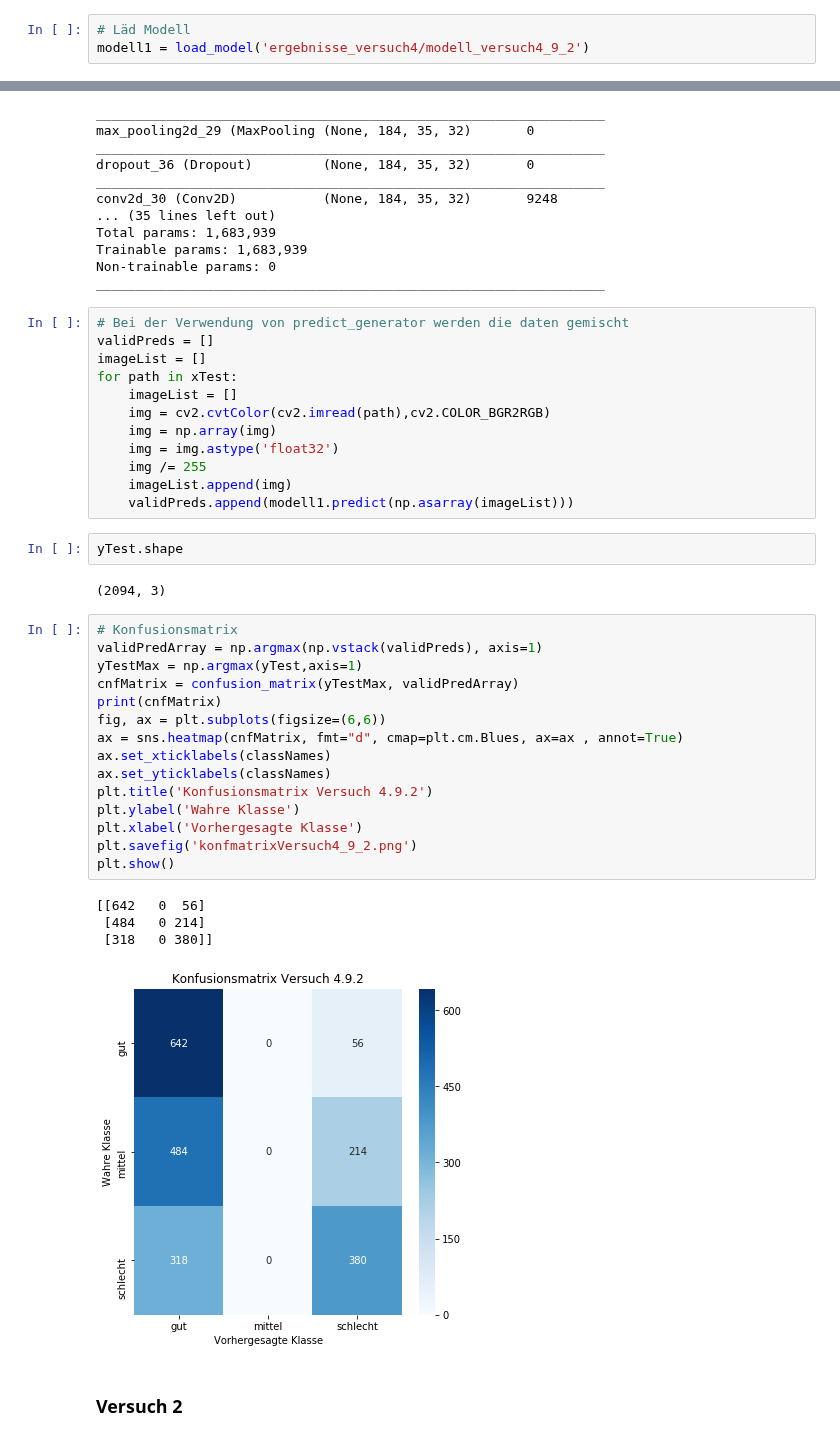
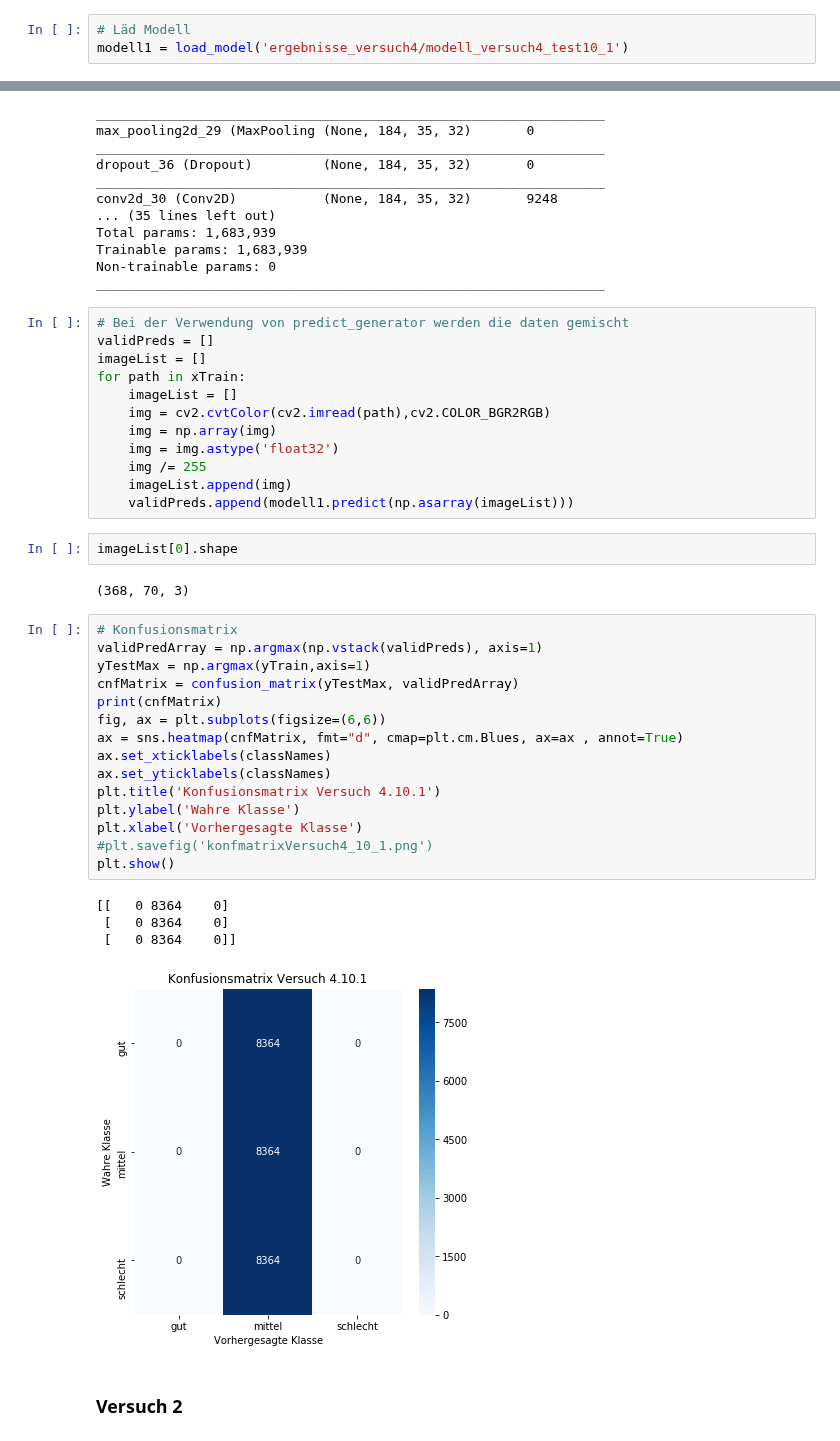
Before and after one commit to SandGreif/FahrradwegeKlassifizierung, a Jupyter notebook: faltungsnetze/CNN_experiment4.ipynb, the cells around one changed output, grey strips where cells are left out. Saved outputs shown, nothing was run; the diff lists cells and outputs as text.

Commit message:
Faltungsnetz Versuch 4.10.1 durchgeführt

```diff
--- a/faltungsnetze/CNN_experiment4.ipynb
+++ b/faltungsnetze/CNN_experiment4.ipynb
@@ -491,5 +498,5 @@ def testDataLoader(imagePaths, batchSize):
             batchEnd += batchSize
 # %%
 # Läd Modell
-modell1 = load_model('ergebnisse_versuch4/modell_versuch4_9_2')
+modell1 = load_model('ergebnisse_versuch4/modell_versuch4_test10_1')
 # %%
@@ -520,7 +527,7 @@ _________________________________________________________________
 # Bei der Verwendung von predict_generator werden die daten gemischt
 validPreds = []
 imageList = []
-for path in xTest:
+for path in xTrain:
     imageList = []
     img = cv2.cvtColor(cv2.imread(path),cv2.COLOR_BGR2RGB)
     img = np.array(img)
@@ -528,30 +535,30 @@ for path in xTest:
     img /= 255
     imageList.append(img)
     validPreds.append(modell1.predict(np.asarray(imageList)))
-# %%
-yTest.shape
-# %% [output]
-(2094, 3)
+# %%
+imageList[0].shape
+# %% [output]
+(368, 70, 3)
 # %%
 # Konfusionsmatrix
 validPredArray = np.argmax(np.vstack(validPreds), axis=1)
-yTestMax = np.argmax(yTest,axis=1)
+yTestMax = np.argmax(yTrain,axis=1)
 cnfMatrix = confusion_matrix(yTestMax, validPredArray)
 print(cnfMatrix)
 fig, ax = plt.subplots(figsize=(6,6))
 ax = sns.heatmap(cnfMatrix, fmt="d", cmap=plt.cm.Blues, ax=ax , annot=True)
 ax.set_xticklabels(classNames)
 ax.set_yticklabels(classNames)
-plt.title('Konfusionsmatrix Versuch 4.9.2')
+plt.title('Konfusionsmatrix Versuch 4.10.1')
 plt.ylabel('Wahre Klasse')
 plt.xlabel('Vorhergesagte Klasse')
-plt.savefig('konfmatrixVersuch4_9_2.png')
+#plt.savefig('konfmatrixVersuch4_10_1.png')
 plt.show()
 # %% [output]
-[[642   0  56]
- [484   0 214]
- [318   0 380]]
+[[   0 8364    0]
+ [   0 8364    0]
+ [   0 8364    0]]
-[figure, old version]
+[figure, new version]
 # %% [markdown]
 ### Versuch 2
 # %%
```
Also changed, not shown: parts of 33 cells of this notebook, 3 other files.
